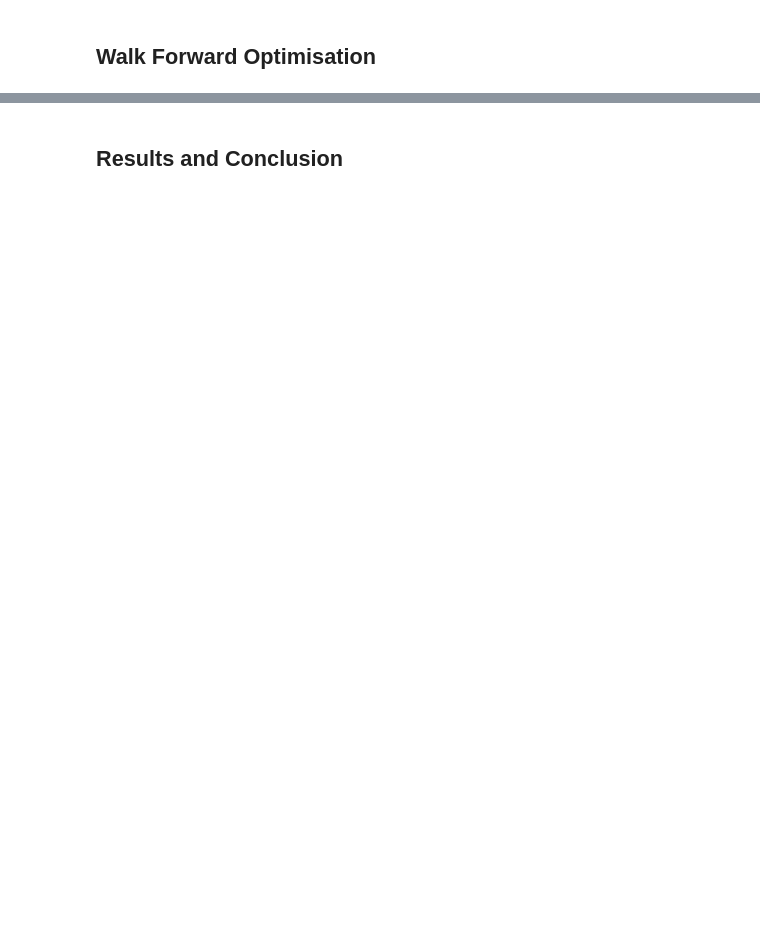
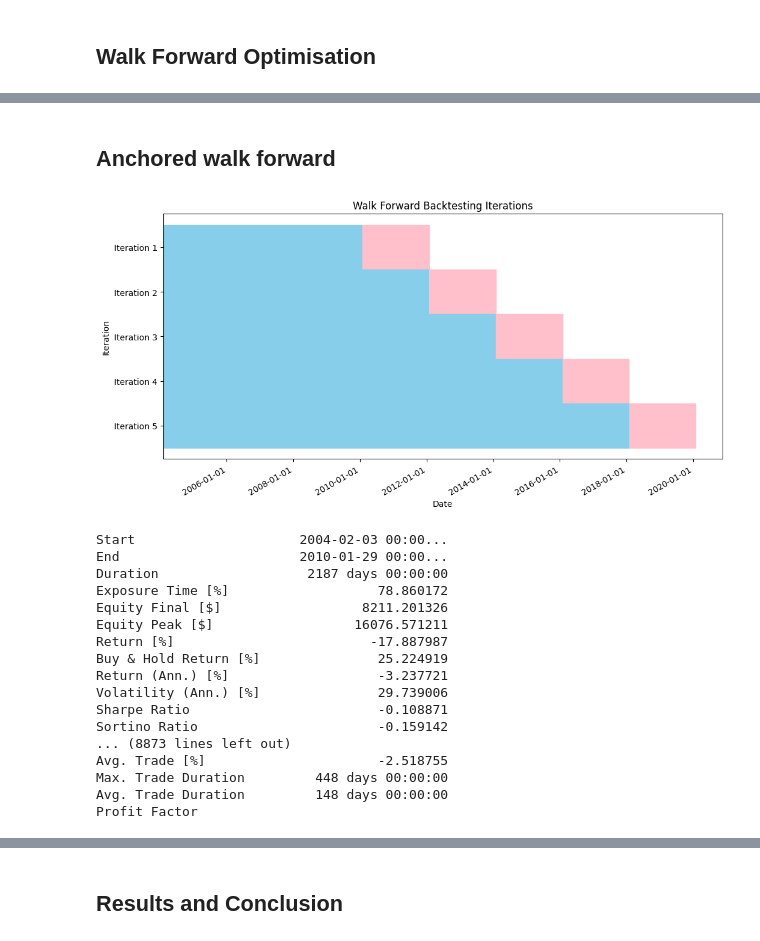
Before and after one commit to NUSFintechQuant/AY2324S1-Backtesting-SOP, a Jupyter notebook: Backtesting SOP.ipynb, the cells around one changed output, grey strips where cells are left out. Drawn from its saved outputs; the diff is of its cells as text; code cells hidden in the pictures; blank space fills up the shorter version.

```diff
--- a/Backtesting SOP.ipynb
+++ b/Backtesting SOP.ipynb
@@ -171,0 +385,23 @@ bt.runWF(iter=5, strategy_params_limit=strategy_params_limit, backwards=True)
+# %% [markdown]
+## Anchored walk forward
+# %%
+bt_run_anchored_walk_forward = bt.runAWF(iter=5, strategy_params_limit=strategy_params_limit)
+# %% [output]
+[figure, added]
+Start                     2004-02-03 00:00...
+End                       2010-01-29 00:00...
+Duration                   2187 days 00:00:00
+Exposure Time [%]                   78.860172
+Equity Final [$]                  8211.201326
+Equity Peak [$]                  16076.571211
+Return [%]                         -17.887987
+Buy & Hold Return [%]               25.224919
+Return (Ann.) [%]                   -3.237721
+Volatility (Ann.) [%]               29.739006
+Sharpe Ratio                        -0.108871
+Sortino Ratio                       -0.159142
+... (8873 lines left out)
+Avg. Trade [%]                      -2.518755
+Max. Trade Duration         448 days 00:00:00
+Avg. Trade Duration         148 days 00:00:00
+Profit Factor
```
Also changed, not shown: parts of 19 cells of this notebook, 1 other file.
